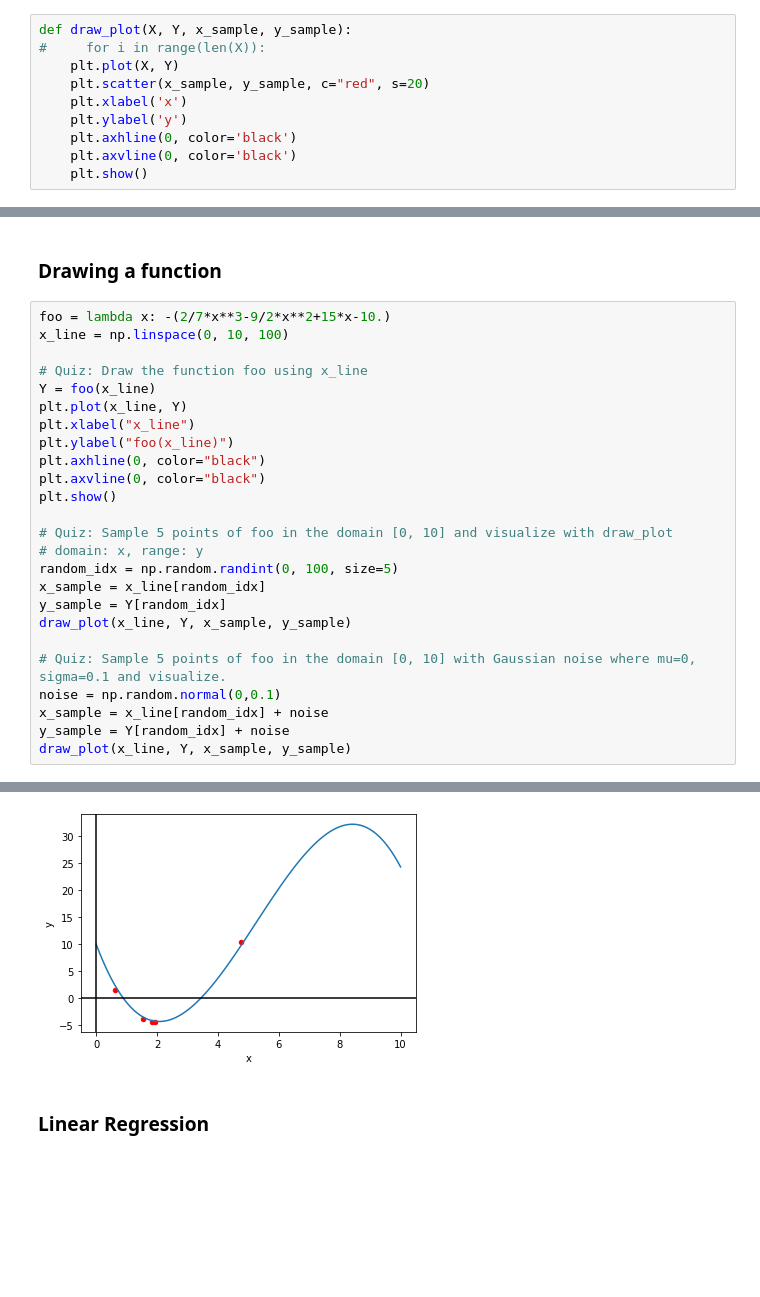
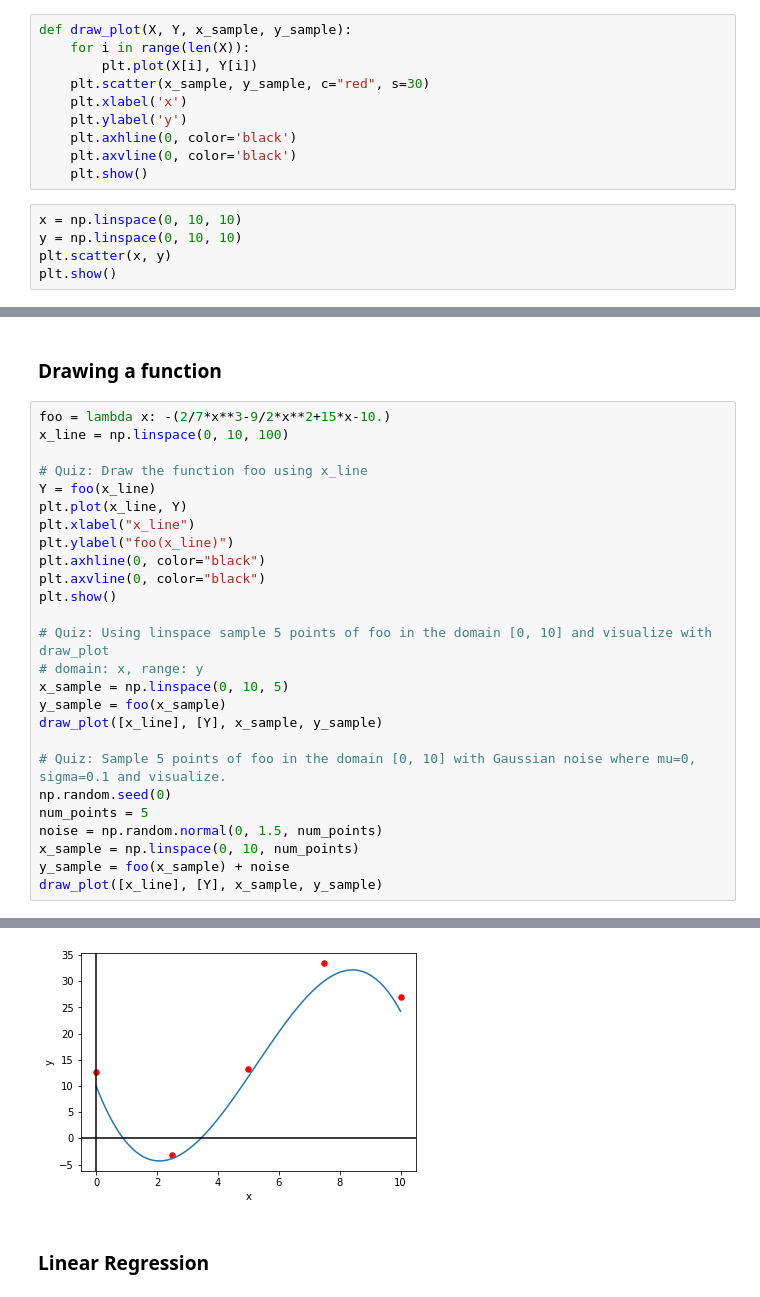
Before and after one commit to lunayht/AI504, a Jupyter notebook: ai504_02_ml.ipynb, the cells around one changed output, grey strips where cells are left out. Saved outputs shown, nothing was run; the diff lists cells and outputs as text; blank space fills up the shorter version.

```diff
--- a/ai504_02_ml.ipynb
+++ b/ai504_02_ml.ipynb
@@ -22,10 +33,15 @@ plt.show()
 # %%
 def draw_plot(X, Y, x_sample, y_sample):
-#     for i in range(len(X)):
-    plt.plot(X, Y)
-    plt.scatter(x_sample, y_sample, c="red", s=20)
+    for i in range(len(X)):
+        plt.plot(X[i], Y[i])
+    plt.scatter(x_sample, y_sample, c="red", s=30)
     plt.xlabel('x')
     plt.ylabel('y')
     plt.axhline(0, color='black')
     plt.axvline(0, color='black')
     plt.show()
+# %%
+x = np.linspace(0, 10, 10)
+y = np.linspace(0, 10, 10)
+plt.scatter(x, y)
+plt.show()
@@ -44,17 +62,18 @@ plt.axhline(0, color="black")
 plt.axvline(0, color="black")
 plt.show()
 
-# Quiz: Sample 5 points of foo in the domain [0, 10] and visualize with draw_plot
+# Quiz: Using linspace sample 5 points of foo in the domain [0, 10] and visualize with draw_plot
 # domain: x, range: y
-random_idx = np.random.randint(0, 100, size=5)
-x_sample = x_line[random_idx]
-y_sample = Y[random_idx]
-draw_plot(x_line, Y, x_sample, y_sample)
+x_sample = np.linspace(0, 10, 5)
+y_sample = foo(x_sample)
+draw_plot([x_line], [Y], x_sample, y_sample)
 
 # Quiz: Sample 5 points of foo in the domain [0, 10] with Gaussian noise where mu=0, sigma=0.1 and visualize.
-noise = np.random.normal(0,0.1)
-x_sample = x_line[random_idx] + noise
-y_sample = Y[random_idx] + noise
-draw_plot(x_line, Y, x_sample, y_sample)
+np.random.seed(0)
+num_points = 5
+noise = np.random.normal(0, 1.5, num_points)
+x_sample = np.linspace(0, 10, num_points)
+y_sample = foo(x_sample) + noise
+draw_plot([x_line], [Y], x_sample, y_sample)
 # %% [output]
 [figure]
@@ -62,3 +81,3 @@ draw_plot(x_line, Y, x_sample, y_sample)
-[figure, old version]
+[figure, new version]
 # %% [markdown]
 ### Linear Regression
```
Also changed, not shown: parts of 12 cells of this notebook, 1 other file.
